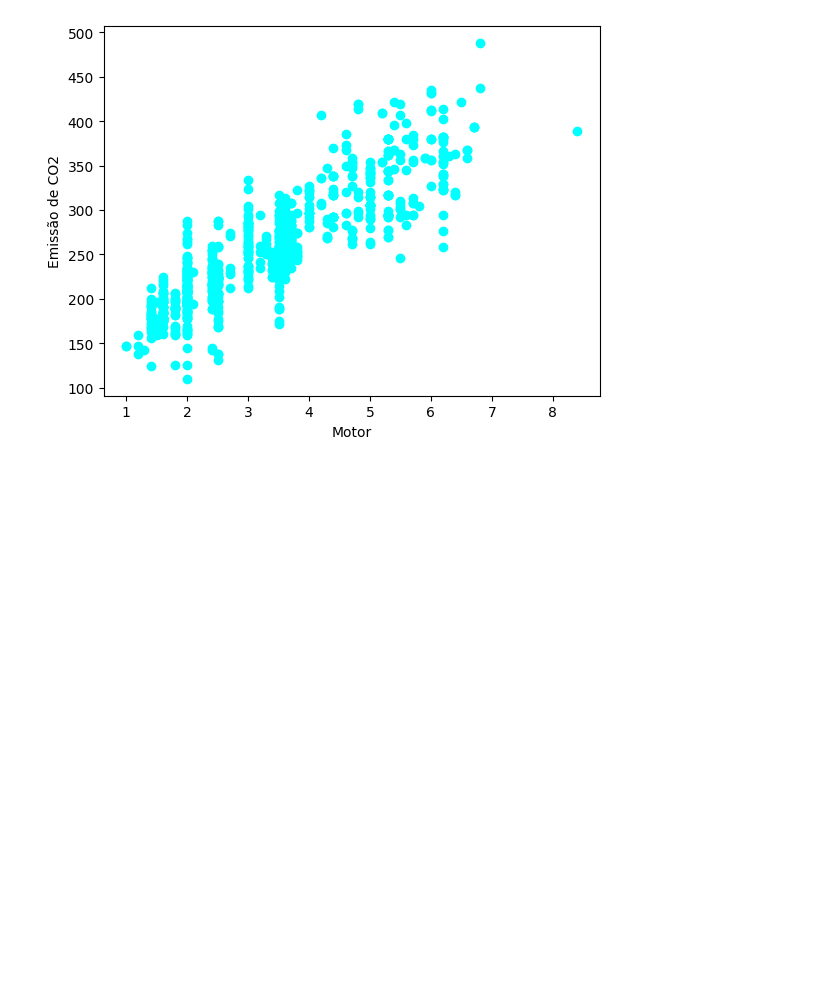
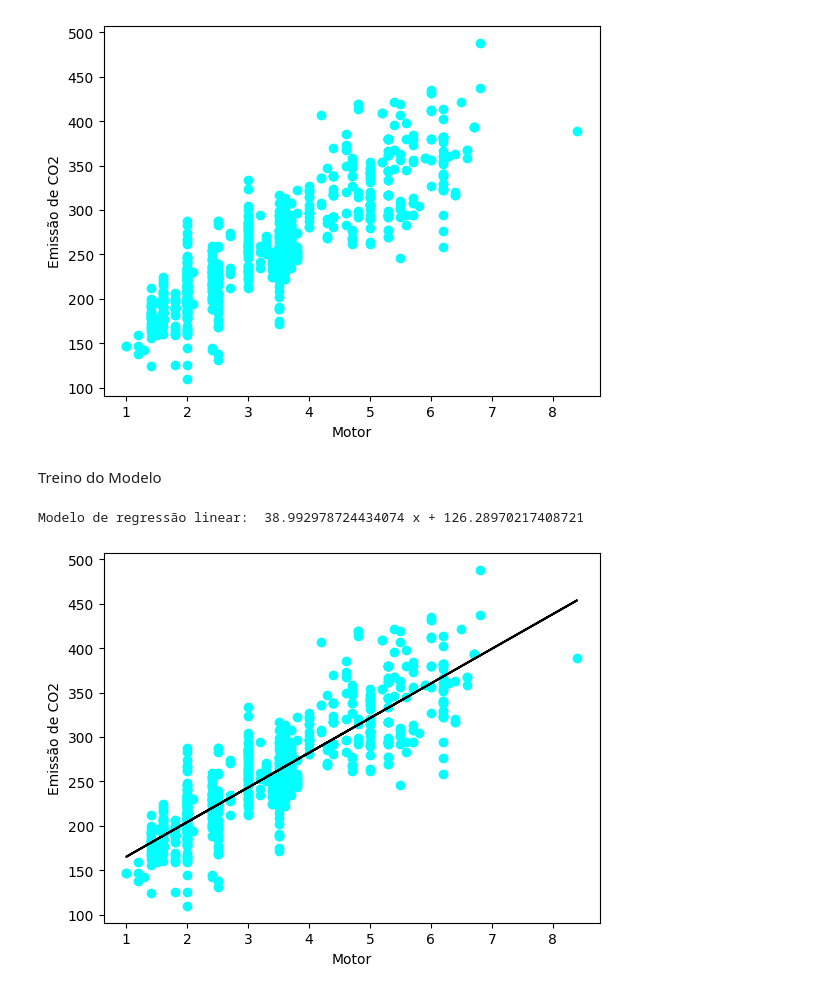
Before and after one commit to HugoLeda/machine_learning, a Jupyter notebook: 20240320.ipynb, the cells around one changed output. Saved outputs shown, nothing was run; the diff lists cells and outputs as text; code cells hidden in the pictures; blank space fills up the shorter version.

```diff
--- a/20240320.ipynb
+++ b/20240320.ipynb
@@ -84,3 +84,21 @@ plt.ylabel('Emissão de CO2')
 plt.show()
 # %% [output]
 [figure]
+# %% [markdown]
+Treino do Modelo
+# %%
+modelo = linear_model.LinearRegression()
+
+modelo.fit(motores_treino, co2_treino)
+
+print('Modelo de regressão linear: ', modelo.coef_[0][0], 'x +', modelo.intercept_[0] )
+# %% [output]
+Modelo de regressão linear:  38.992978724434074 x + 126.28970217408721
+# %%
+plt.scatter(motores_treino, co2_treino, color='aqua')
+plt.plot(motores_treino, modelo.coef_[0][0]*motores_treino + modelo.intercept_[0], '#000')
+plt.xlabel('Motor')
+plt.ylabel('Emissão de CO2')
+plt.show()
+# %% [output]
+[figure, added]
```
